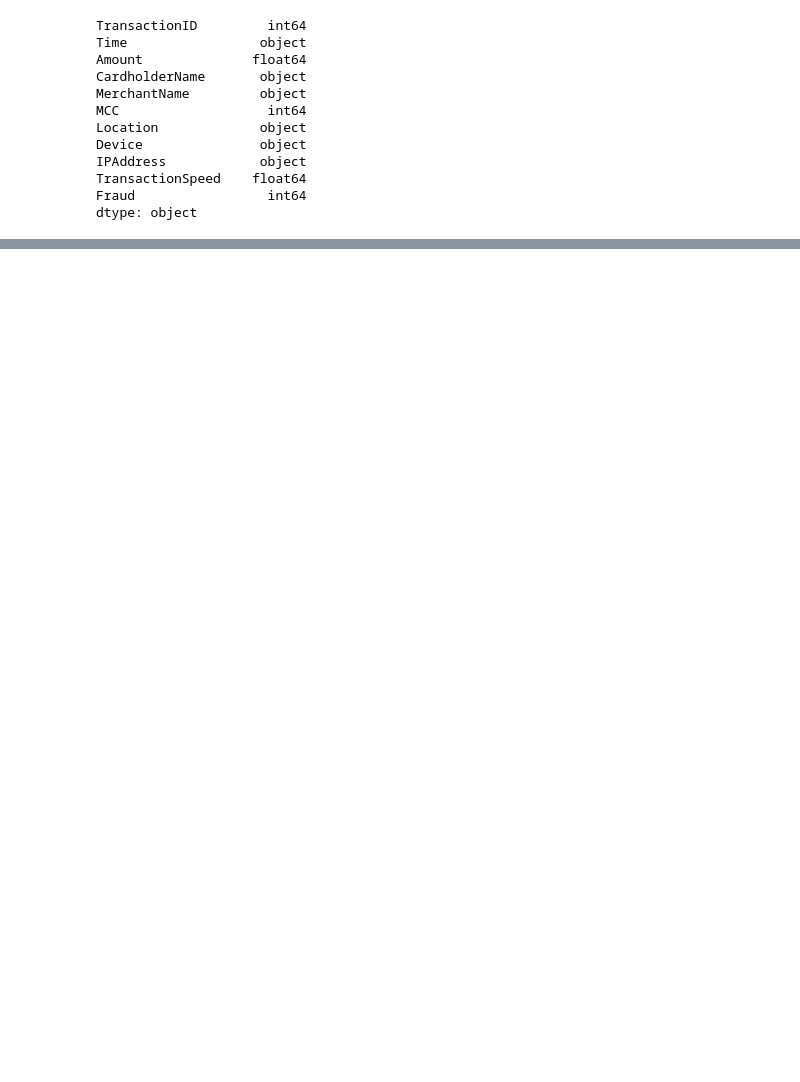
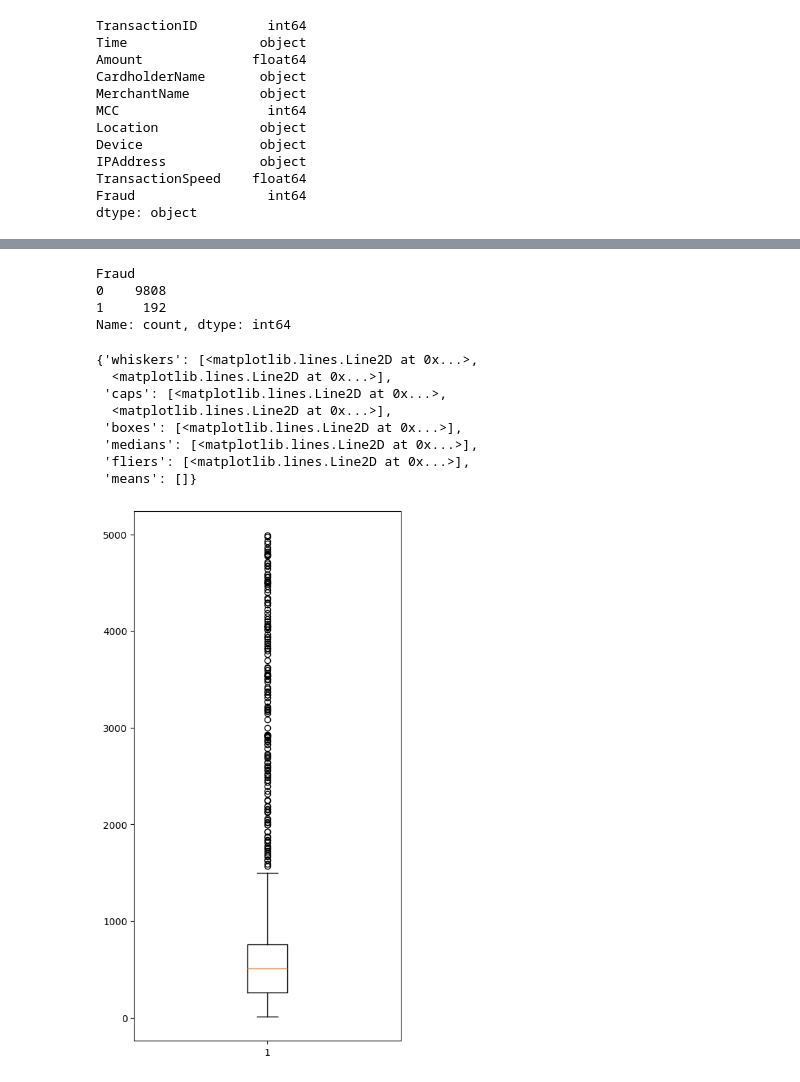
Before and after one commit to Giorgio6846/TrabajoParcial-ML, a Jupyter notebook: EDA.ipynb, the cells around one changed output, grey strips where cells are left out. Drawn from its saved outputs; the diff is of its cells as text; code cells hidden in the pictures; blank space fills up the shorter version.

```diff
--- a/EDA.ipynb
+++ b/EDA.ipynb
@@ -72,0 +100,20 @@ df = df.drop(['CardholderName','TransactionID' ], axis=1)
+# %%
+df['Fraud'].value_counts()
+# %% [output]
+Fraud
+0    9808
+1     192
+Name: count, dtype: int64
+# %%
+plt.figure(figsize=(5,10))
+plt.boxplot(df['Amount'])
+# %% [output]
+{'whiskers': [<matplotlib.lines.Line2D at 0x...>,
+  <matplotlib.lines.Line2D at 0x...>],
+ 'caps': [<matplotlib.lines.Line2D at 0x...>,
+  <matplotlib.lines.Line2D at 0x...>],
+ 'boxes': [<matplotlib.lines.Line2D at 0x...>],
+ 'medians': [<matplotlib.lines.Line2D at 0x...>],
+ 'fliers': [<matplotlib.lines.Line2D at 0x...>],
+ 'means': []}
+[figure, added]
```
Also changed, not shown: parts of 18 cells of this notebook, 2 other files.
